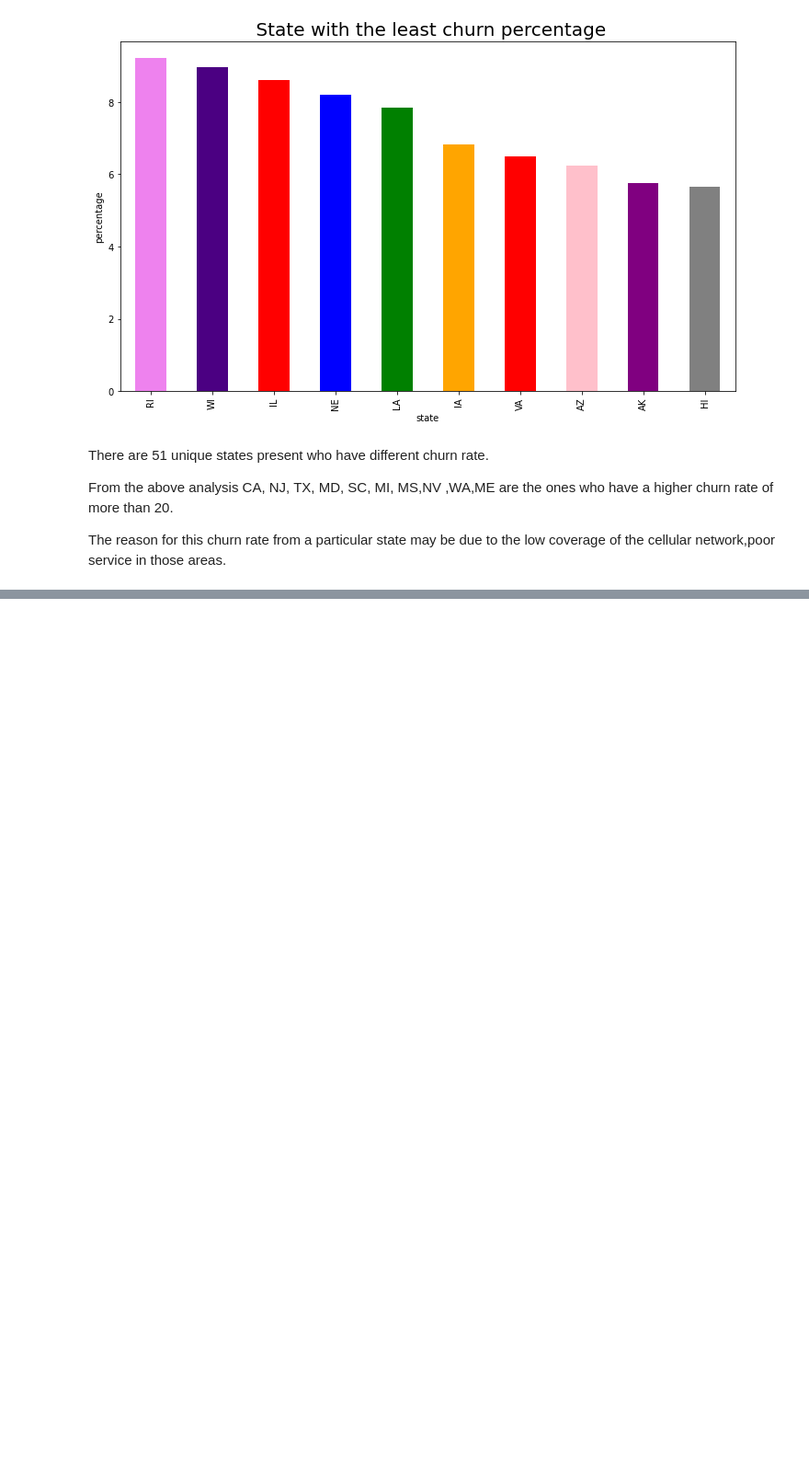
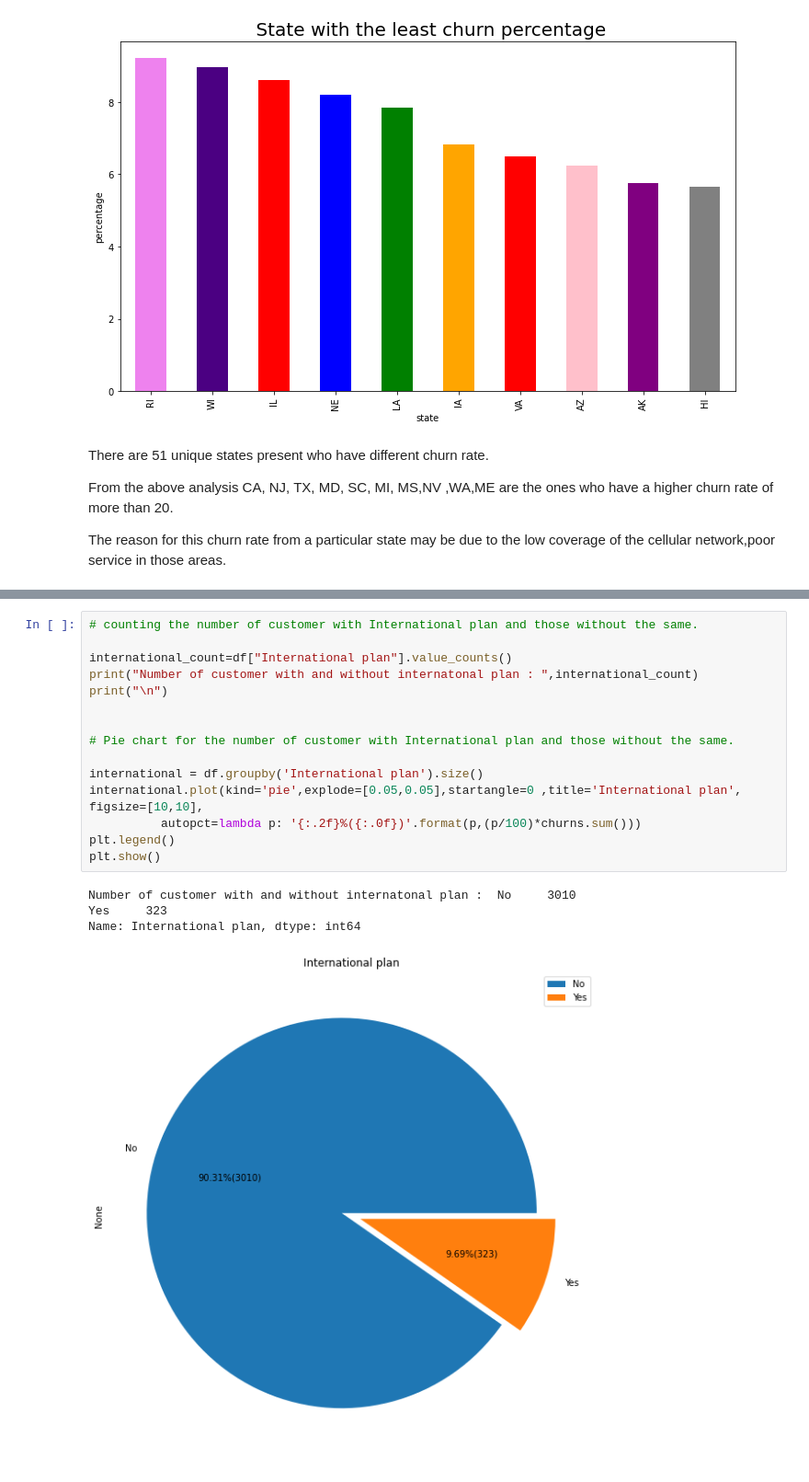
Before and after one commit to CKhumba/Telecom-Churn-Analysis, a Jupyter notebook: Telecom_Churn_Analysis_Capstone_Project.ipynb, the cells around one changed output, grey strips where cells are left out. Shown: that part at 92% size. Saved outputs shown, nothing was run; the diff lists cells and outputs as text; blank space fills up the shorter version.

```diff
--- a/Telecom_Churn_Analysis_Capstone_Project.ipynb
+++ b/Telecom_Churn_Analysis_Capstone_Project.ipynb
@@ -280,0 +338,20 @@ The reason for this churn rate from a particular state may be due to the low cov
+# %%
+# counting the number of customer with International plan and those without the same.
+
+international_count=df["International plan"].value_counts()
+print("Number of customer with and without internatonal plan : ",international_count)
+print("\n")
+
+
+# Pie chart for the number of customer with International plan and those without the same.
+
+international = df.groupby('International plan').size()
+international.plot(kind='pie',explode=[0.05,0.05],startangle=0 ,title='International plan', figsize=[10,10],
+          autopct=lambda p: '{:.2f}%({:.0f})'.format(p,(p/100)*churns.sum()))
+plt.legend()
+plt.show()
+# %% [output]
+Number of customer with and without internatonal plan :  No     3010
+Yes     323
+Name: International plan, dtype: int64
+[figure, added]
```
Also changed, not shown: parts of 57 cells of this notebook.
